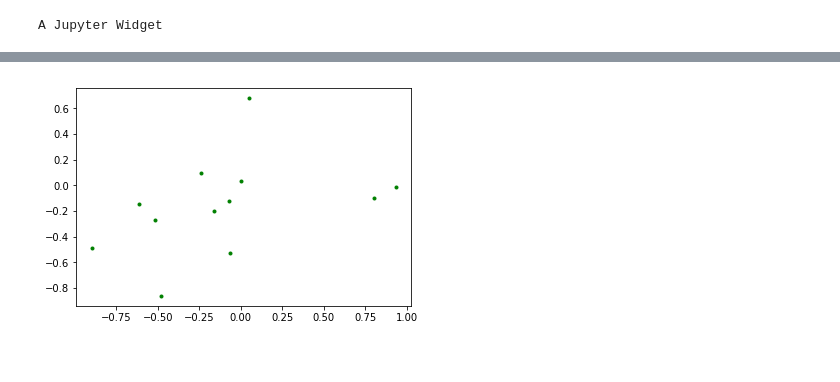
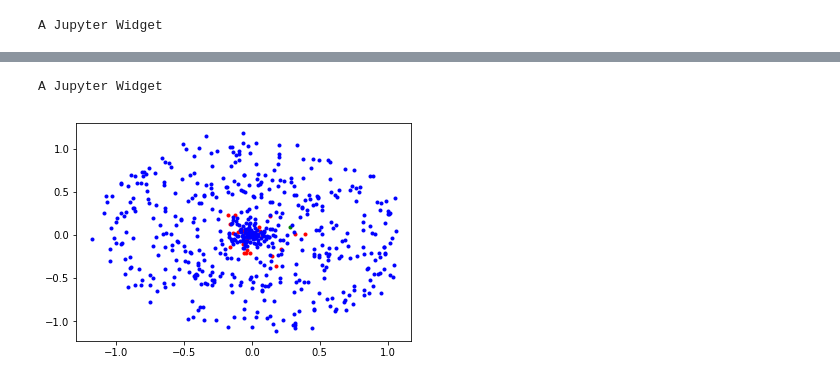
Before and after one commit to jorchard/peBogacz, a Jupyter notebook: python/runme2.ipynb, the cells around one changed output, grey strips where cells are left out. Cells and saved outputs as stored; diff of their text form; code cells hidden in the pictures.

```diff
--- a/python/runme2.ipynb
+++ b/python/runme2.ipynb
@@ -103,11 +150,9 @@ From 20 to 3
+# %%
+train_shuffle = list(zip(train[0],train[1]))
+np.random.shuffle(train_shuffle)
 # %%
-net.learn = True
-net.learn_weights = True
-net.learn_biases = True
-net.layers[0].beta = 1.
-net.layers[-1].beta = 0.
 net.learning_tau = 2.
-epochs = 2
+epochs = 5
 fp = FloatProgress(min=0,max=epochs)
 display(fp)
 T = 3
@@ -115,9 +160,7 @@ start_time = time.time()
 for k in range(epochs):
     np.random.shuffle(train_shuffle)
     for x in train_shuffle:
-        net.SetInput(x[0])
-        net.SetExpectation(x[1])
-        net.Run(T, dt=0.01)
+        net.Infer(T, x[0], x[1])
     fp.value += 1
 end_time = time.time()
 print('Total time: '+str(end_time-start_time))
@@ -127,11 +174,6 @@ Total time: 2.514615058898926
 # %%
 # Test the feedback (generative) performance
-net.learn = False
-net.learn_weights = False
-net.learn_biases = False
 beta = 1. # 1 for FF, 0 for FB
-net.layers[0].beta = beta
-net.layers[-1].beta = beta
 inf_layer = -1 if beta==1 else 0
 fp = FloatProgress(min=0,max=len(test[0]))
 display(fp)
@@ -140,14 +182,21 @@ x_est = []
 for x in zip(test[0], test[1]):
     if beta==1:
         x_true.append(np.array(x[1]))
+        yy = net.Predict(T, x[0])
+        x_est.append(np.array(yy))
     else:
         x_true.append(np.array(x[0]))
-    net.SetInput(x[0])
-    net.SetExpectation(x[1])
-    net.Run(10., dt=0.01)
-    x_est.append(np.array(net.layers[inf_layer].v))
+        xx = net.Generate(T, x[1])
+        x_est.append(np.array(xx))
     fp.value += 1
 x_true = np.array(x_true)
 x_est = np.array(x_est)
 # %% [output]
 A Jupyter Widget
+# %%
+fail = 0
+for x,t in zip(x_true, x_est):
+    if np.max(x - t)>=0.5:
+        fail += 1
+n_trials = float(len(test[0]))
+print('Accuracy '+str((n_trials-fail)/n_trials))
@@ -154,12 +219,16 @@ A Jupyter Widget
 # %%
+fp = FloatProgress(min=0, max=len(train[0]))
+display(fp)
 for x,t in zip(train[0], train[1]):
-    y = net.Predict(2., x)
+    y = net.Predict(10., x)
     yy = NN.OneHot(y)
     if yy[0]>0.5:
         plt.plot(x[0],x[1],'b.')
     elif yy[1]>0.5:
         plt.plot(x[0],x[1],'r.')
     else:
         plt.plot(x[0],x[1],'g.')
+    fp.value += 1
 # %% [output]
+A Jupyter Widget
-[figure, old version]
+[figure, new version]
```
Also changed, not shown: parts of 17 cells of this notebook.
